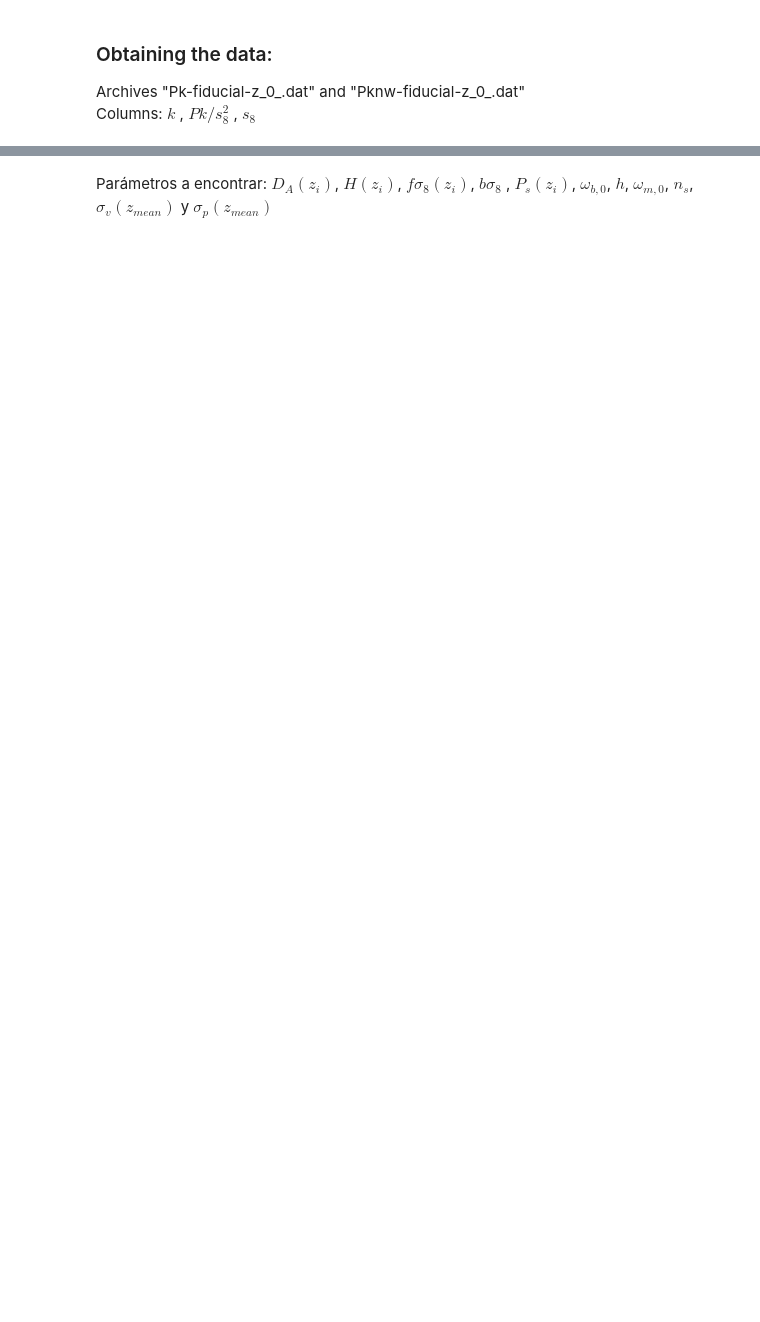
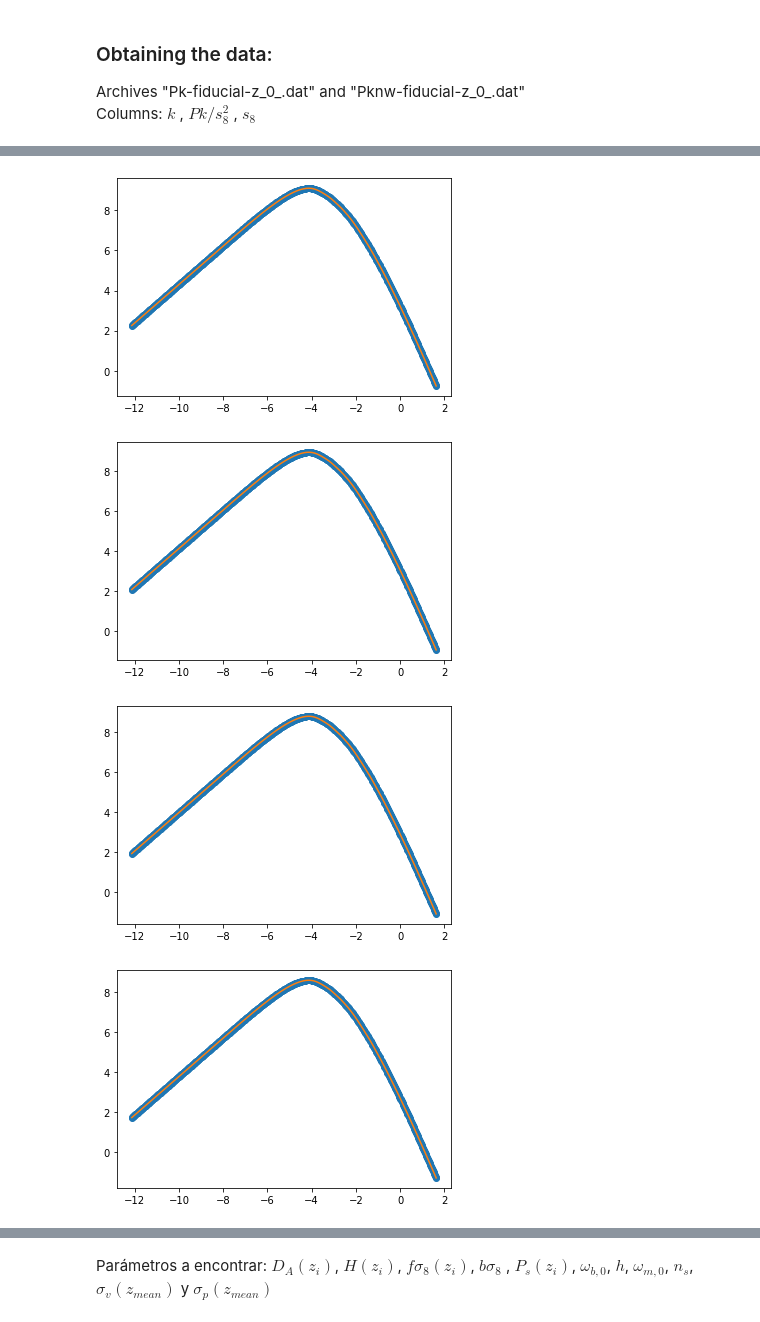
Before and after one commit to antoniacisternas/Forecast-validation-for-Euclid., a Jupyter notebook: Fisher_matrix.ipynb, the cells around one changed output, grey strips where cells are left out. Drawn from its saved outputs; the diff is of its cells as text; code cells hidden in the pictures; blank space fills up the shorter version.

Commit message:
Agregando archivos derivadas e interpolación de datos

```diff
--- a/Fisher_matrix.ipynb
+++ b/Fisher_matrix.ipynb
@@ -89,0 +104,74 @@ b = [1.46, 1.61, 1.75, 1.9]
+# %%
+# For Pk_nw (no wiggled power spectrum)
+Pk_nw_00 = np.loadtxt("Pk-nw-fiducial\Pk-nw-fiducial-z_00.dat")
+Pk_nw_01 = np.loadtxt("Pk-nw-fiducial\Pk-nw-fiducial-z_01.dat")
+Pk_nw_02 = np.loadtxt("Pk-nw-fiducial\Pk-nw-fiducial-z_02.dat")
+Pk_nw_03 = np.loadtxt("Pk-nw-fiducial\Pk-nw-fiducial-z_03.dat")
+
+'''
+Sólo s8 está al cuadrado cierto? no todo?
+'''
+k_nw_00 = Pk_nw_00[:,0]
+s8_nw_00 = Pk_nw_00[:,2]
+P_dd_nw00 = Pk_nw_00[:,1] * (Pk_nw_00[:,2]**2)
+
+k_nw_01 = Pk_nw_01[:,0]
+s8_nw_01 = Pk_nw_01[:,2]
+P_dd_nw01 = Pk_nw_01[:,1] * (Pk_nw_01[:,2]**2)
+
+k_nw_02 = Pk_nw_02[:,0]
+s8_nw_02 = Pk_nw_02[:,2]
+P_dd_nw02 = Pk_nw_02[:,1] * (Pk_nw_02[:,2]**2)
+
+k_nw_03 = Pk_nw_03[:,0]
+s8_nw_03 = Pk_nw_03[:,2]
+P_dd_nw03 = Pk_nw_03[:,1] * (Pk_nw_03[:,2]**2)
+
+# Cubic spline interpolation
+k = np.log(k_nw_00)
+y = np.log(P_dd_nw00)
+P_dd_nw0 = interpolate.interp1d(k, y, kind='cubic')
+k_nw_00new = np.log(np.arange(k_nw_00[0], k_nw_00[-1], 0.0001))
+y_nw_00new = P_dd_nw0(k_nw_00new)
+plt.plot(k, y, 'o', k_nw_00new, y_nw_00new, '-')
+plt.show()
+
+k = np.log(k_nw_01)
+y = np.log(P_dd_nw01)
+P_dd_nw1 = interpolate.interp1d(k, y, kind='cubic')
+k_nw_01new = np.log(np.arange(k_nw_01[0], k_nw_01[-1], 0.0001))
+y_nw_01new = P_dd_nw1(k_nw_01new)
+plt.plot(k, y, 'o', k_nw_01new, y_nw_01new, '-')
+plt.show()
+
+k = np.log(k_nw_02)
+y = np.log(P_dd_nw02)
+P_dd_nw2 = interpolate.interp1d(k, y, kind='cubic')
+k_nw_02new = np.log(np.arange(k_nw_02[0], k_nw_02[-1], 0.0001))
+y_nw_02new = P_dd_nw2(k_nw_02new)
+plt.plot(k, y, 'o', k_nw_02new, y_nw_02new, '-')
+plt.show()
+
+k = np.log(k_nw_03)
+y = np.log(P_dd_nw03)
+P_dd_nw3 = interpolate.interp1d(k, y, kind='cubic')
+k_nw_03new = np.log(np.arange(k_nw_03[0], k_nw_03[-1], 0.0001))
+y_nw_03new = P_dd_nw3(k_nw_03new)
+plt.plot(k, y, 'o', k_nw_03new, y_nw_03new, '-')
+plt.show()
+
+
+def P_dd(k, zi):
+    if zi == z_i[0]:
+        return P_dd0(np.log(k))
+    elif zi == z_i[1]:
+        return P_dd1(np.log(k))
+    elif zi == z_i[2]:
+        return P_dd2(np.log(k))
+    else:
+        return P_dd3(np.log(k))
+# %% [output]
+[figure, added]
+[figure, added]
+[figure, added]
+[figure, added]
```
Also changed, not shown: parts of 12 cells of this notebook, 40 other files.
